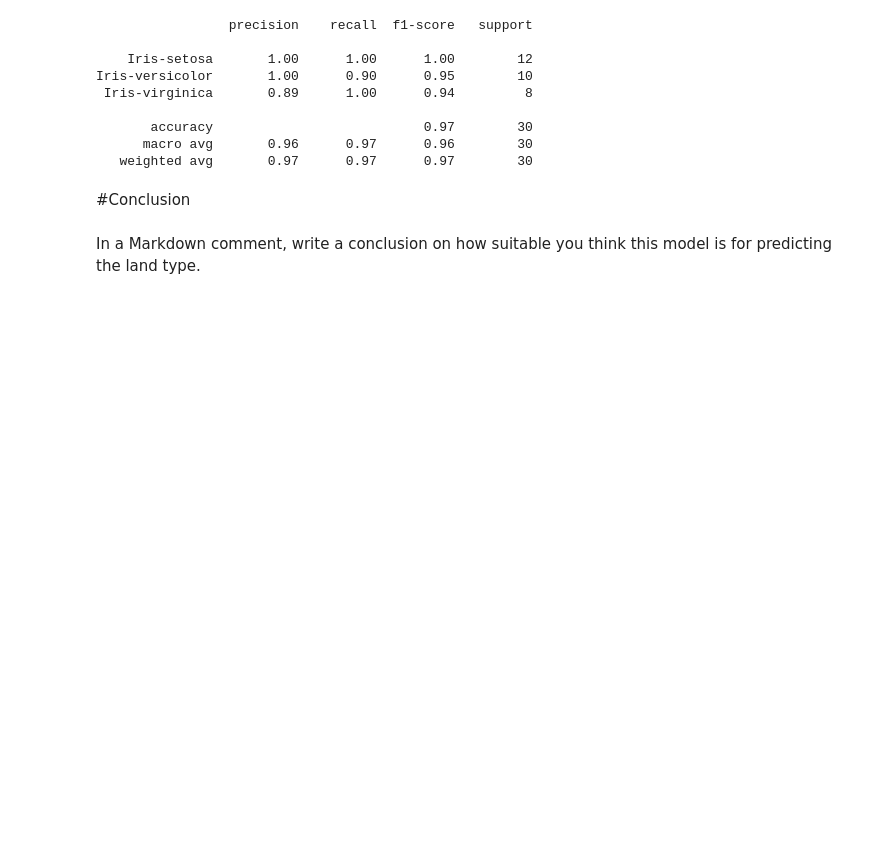
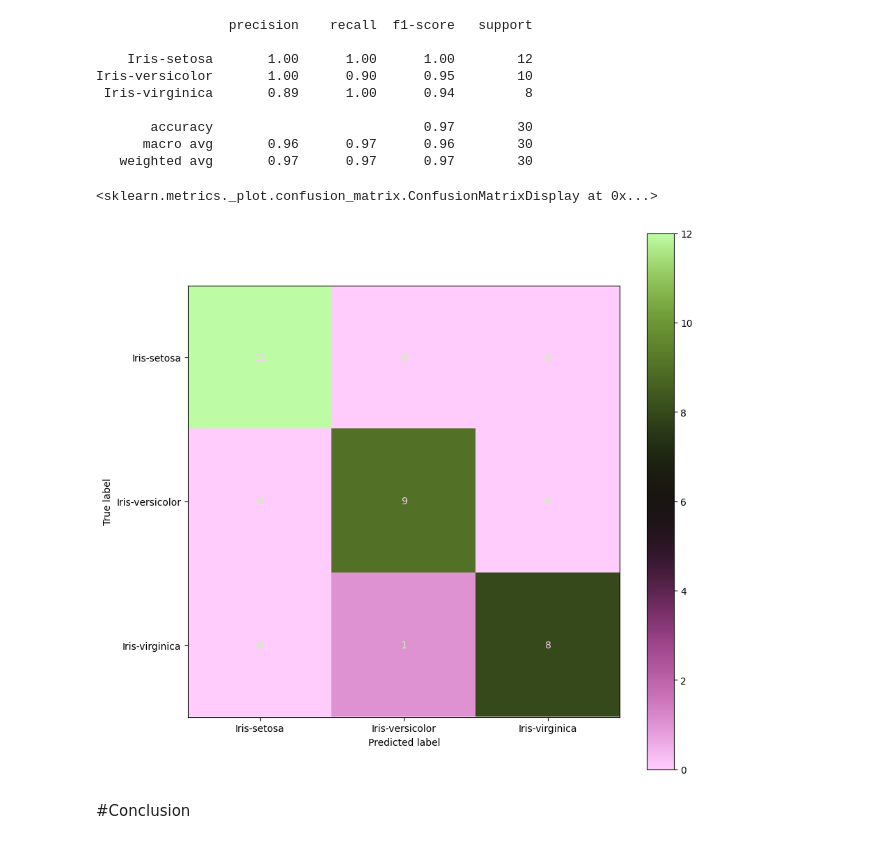
Before and after one commit to valenderval/MLA_JFV, a Jupyter notebook: FinalProject_Classification_JFV.ipynb, the cells around one changed output. Saved outputs shown, nothing was run; the diff lists cells and outputs as text; code cells hidden in the pictures; blank space fills up the shorter version.

```diff
--- a/FinalProject_Classification_JFV.ipynb
+++ b/FinalProject_Classification_JFV.ipynb
@@ -345,7 +332,15 @@ Iris-versicolor       1.00      0.90      0.95        10
        accuracy                           0.97        30
       macro avg       0.96      0.97      0.96        30
    weighted avg       0.97      0.97      0.97        30
+# %%
+classes = random_forest.named_steps.rf.classes_
+cm = confusion_matrix(y_test, y_pred_rf, labels=classes)
+disp = ConfusionMatrixDisplay(confusion_matrix=cm, display_labels=classes)
+# %%
+fig, ax = plt.subplots(figsize=(10,10))
+disp.plot(ax=ax,cmap='vanimo')
+# %% [output]
+<sklearn.metrics._plot.confusion_matrix.ConfusionMatrixDisplay at 0x...>
+[figure, added]
 # %% [markdown]
 #Conclusion
-# %% [markdown]
-In a Markdown comment, write a conclusion on how suitable you think this model is for predicting the land type.
```
Also changed, not shown: parts of 14 cells of this notebook.
